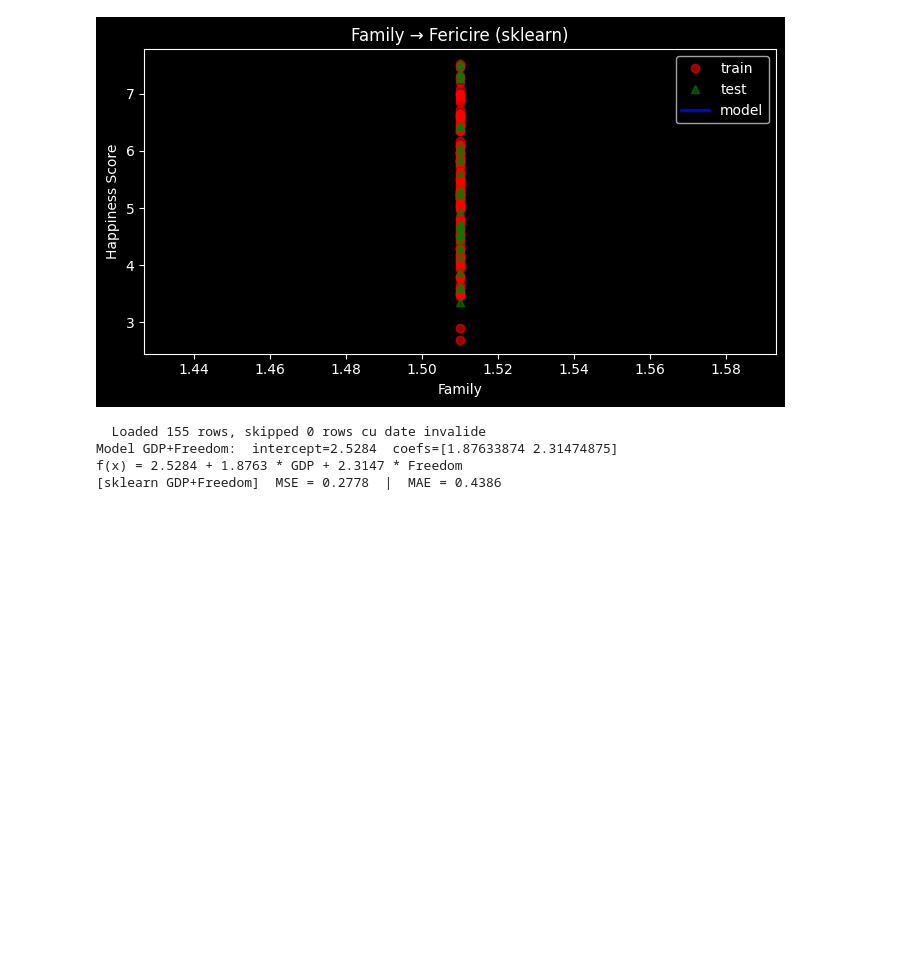
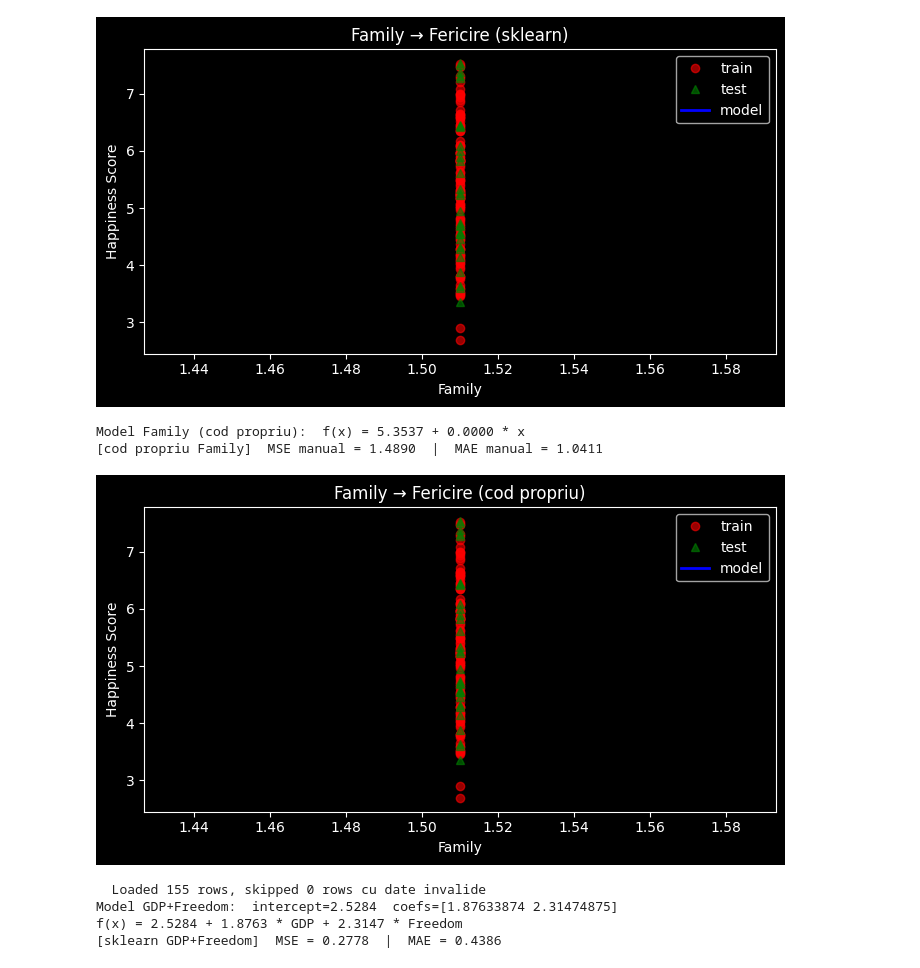
Before and after one commit to Manu-Ioan-Daniel/UBB, a Jupyter notebook: Facultate/Anul 2/Sem 2/AI/Laburi/Lab 5/AI-lab05.ipynb, the cells around one changed output. Drawn from its saved outputs; the diff is of its cells as text; code cells hidden in the pictures; blank space fills up the shorter version.

```diff
--- a/Facultate/Anul 2/Sem 2/AI/Laburi/Lab 5/AI-lab05.ipynb
+++ b/Facultate/Anul 2/Sem 2/AI/Laburi/Lab 5/AI-lab05.ipynb
@@ -7,4 +8,5 @@ from sklearn.metrics import mean_squared_error, mean_absolute_error
 # %%
+
 def loadData(fileName, inputVars, outputVar):
     if isinstance(inputVars, str):
         inputVars = [inputVars]
@@ -51,6 +53,12 @@ def evalMetrics(realOut, predOut, label=""):
     print(f"{label}  MSE = {mse:.4f}  |  MAE = {mae:.4f}")
     return mse, mae
 
+def evalMetricsManual(realOut, predOut, label=""):
+    mse = myRegression.myMSE(realOut, predOut)
+    mae = myRegression.myMAE(realOut, predOut)
+    print(f"{label}  MSE manual = {mse:.4f}  |  MAE manual = {mae:.4f}")
+    return mse, mae
+
 
 def plotScatter(trainIn, trainOut, testIn, testOut, xref=None, yref=None, xlabel="x", title=""):
     plt.figure(figsize=(7, 4))
@@ -121,6 +127,20 @@ plotScatter(trFamIn, trFamOut, teFamIn, teFamOut, xref, yref, 'Family', 'Family
 Model Family (sklearn):  f(x) = 0.4719 + 3.2329 * x
 [sklearn Family]  MSE = 1.4890  |  MAE = 1.0411
 [figure]
+# %%
+my_reg = myRegression.MyLinearUnivariateRegression()
+my_reg.fit(trFamIn, trFamOut)
+w0fo, w1fo = my_reg.intercept_, my_reg.coef_
+print(f"Model Family (cod propriu):  f(x) = {w0fo:.4f} + {w1fo:.4f} * x")
+predFamOwn = my_reg.predict(teFamIn)
+evalMetricsManual(teFamOut, predFamOwn, "[cod propriu Family]")
+xref = np.linspace(min(trFamIn), max(trFamIn), 200)
+yref = w0fo + w1fo * xref
+plotScatter(trFamIn, trFamOut, teFamIn, teFamOut, xref, yref, 'Family', 'Family → Fericire (cod propriu)')
+# %% [output]
+Model Family (cod propriu):  f(x) = 5.3537 + 0.0000 * x
+[cod propriu Family]  MSE manual = 1.4890  |  MAE manual = 1.0411
+[figure, added]
 # %%
 inputs_mv, outputs_mv = loadData(filePath1, ['Economy..GDP.per.Capita.', 'Freedom'], 'Happiness.Score')
 trMvIn, trMvOut, teMvIn, teMvOut = splitTrainTest(inputs_mv, outputs_mv)
```
Also changed, not shown: parts of 5 cells of this notebook, 1 other file.
